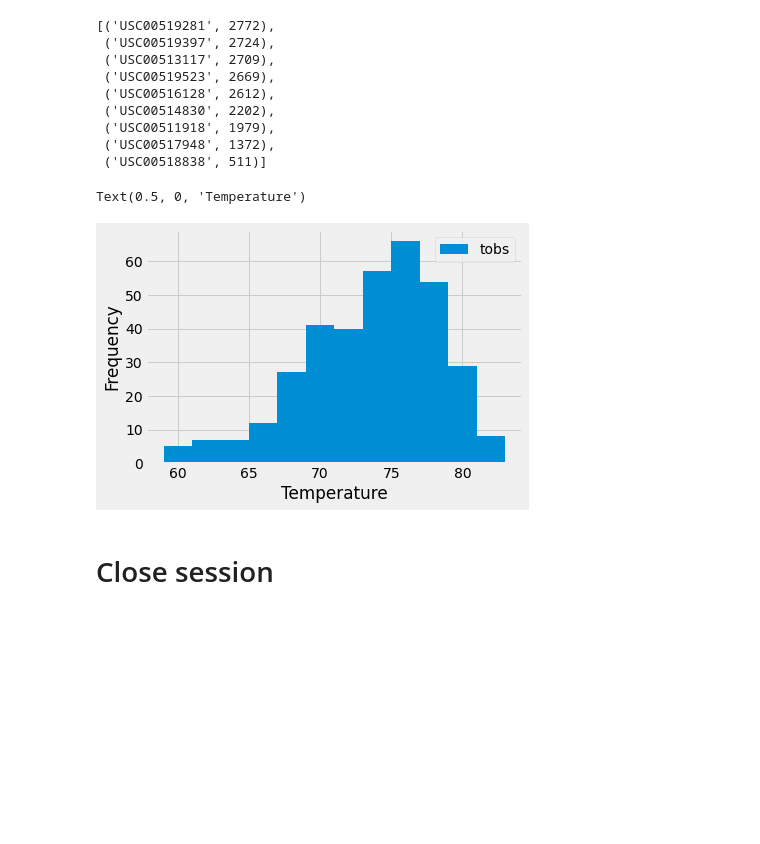
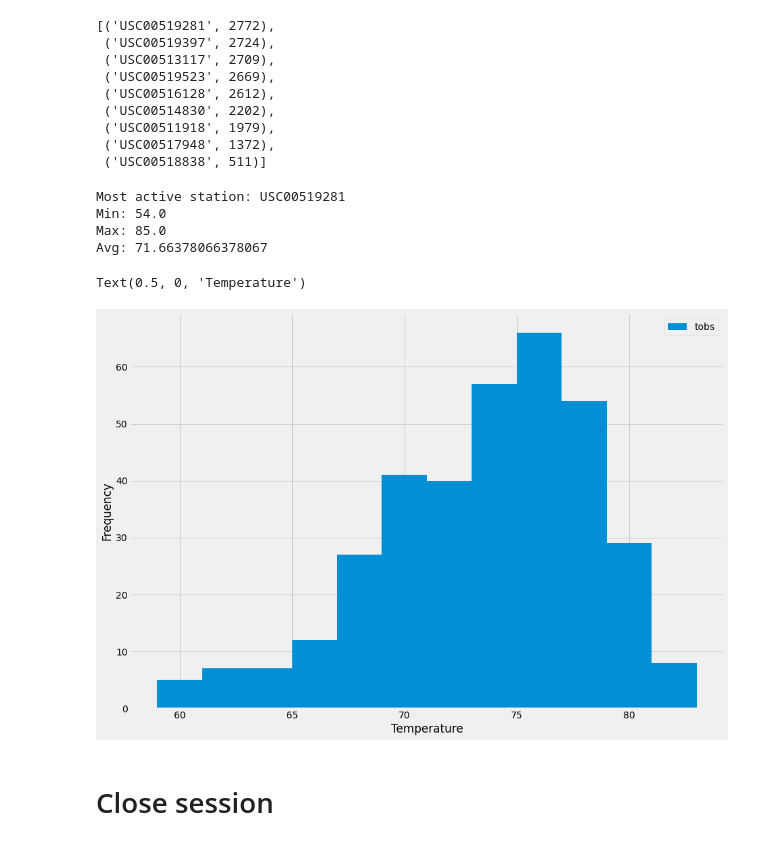
Before and after one commit to Emmayhh/sqlalchemy-challenge, a Jupyter notebook: climate_starter.ipynb, the cells around one changed output. Saved outputs shown, nothing was run; the diff lists cells and outputs as text; code cells hidden in the pictures; blank space fills up the shorter version.

```diff
--- a/climate_starter.ipynb
+++ b/climate_starter.ipynb
@@ -117,22 +119,27 @@ Temperature_Num = [Measurement.station,
            func.avg(Measurement.tobs)]
 
 Query= session.query(*Temperature_Num).filter_by(station = "USC00519281").all()
-#print(f"{Query[0][0]}.")
-#print(f"{Query[0][1]}.")
-#print(f"{Query[0][2]}.")
-#print(f"{Query[0][3]}.")
+print(f"Most active station: {Query[0][0]}")
+print(f"Min: {Query[0][1]}")
+print(f"Max: {Query[0][2]}")
+print(f"Avg: {Query[0][3]}")
+# %% [output]
+Most active station: USC00519281
+Min: 54.0
+Max: 85.0
+Avg: 71.66378066378067
 # %%
 # Using the most active station id
-Past_12Months = session.query(measurement.date, measurement.tobs).filter_by(station = "USC00519281").filter(measurement.date >= One_Year).all()
+Past_12Months = session.query(Measurement.date, Measurement.tobs).filter_by(station = "USC00519281").filter(Measurement.date >= One_Year).all()
 # Query the last 12 months of temperature observation data for this station and plot the results as a histogram
 
 Past_12Months_df = pd.DataFrame(Past_12Months)
 
-Past_12Months_df.plot.hist(bins = 12)
+Past_12Months_df.plot.hist(bins = 12, figsize = (14,10))
 plt.xlabel('Temperature')
 # %% [output]
 Text(0.5, 0, 'Temperature')
-[figure, old version]
+[figure, new version]
 # %% [markdown]
 # Close session
 # %%
```
Also changed, not shown: parts of 2 cells of this notebook.
